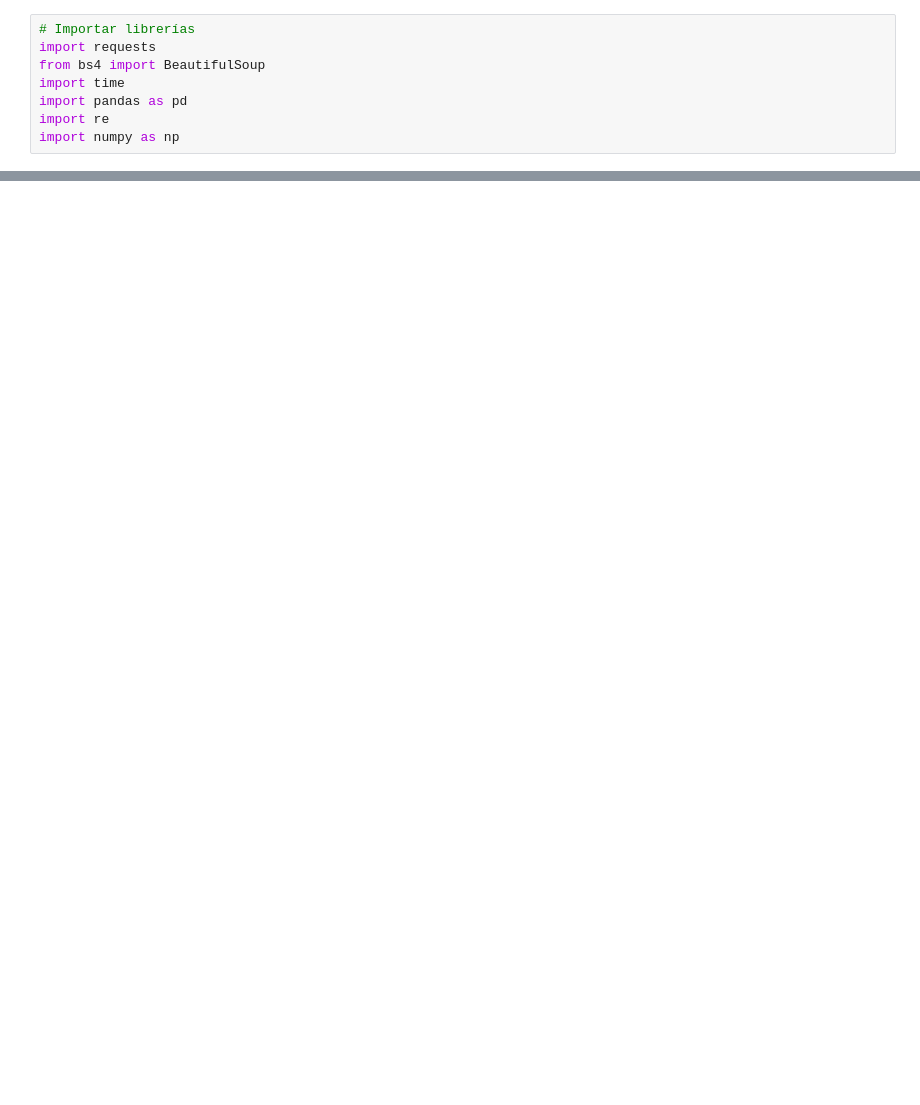
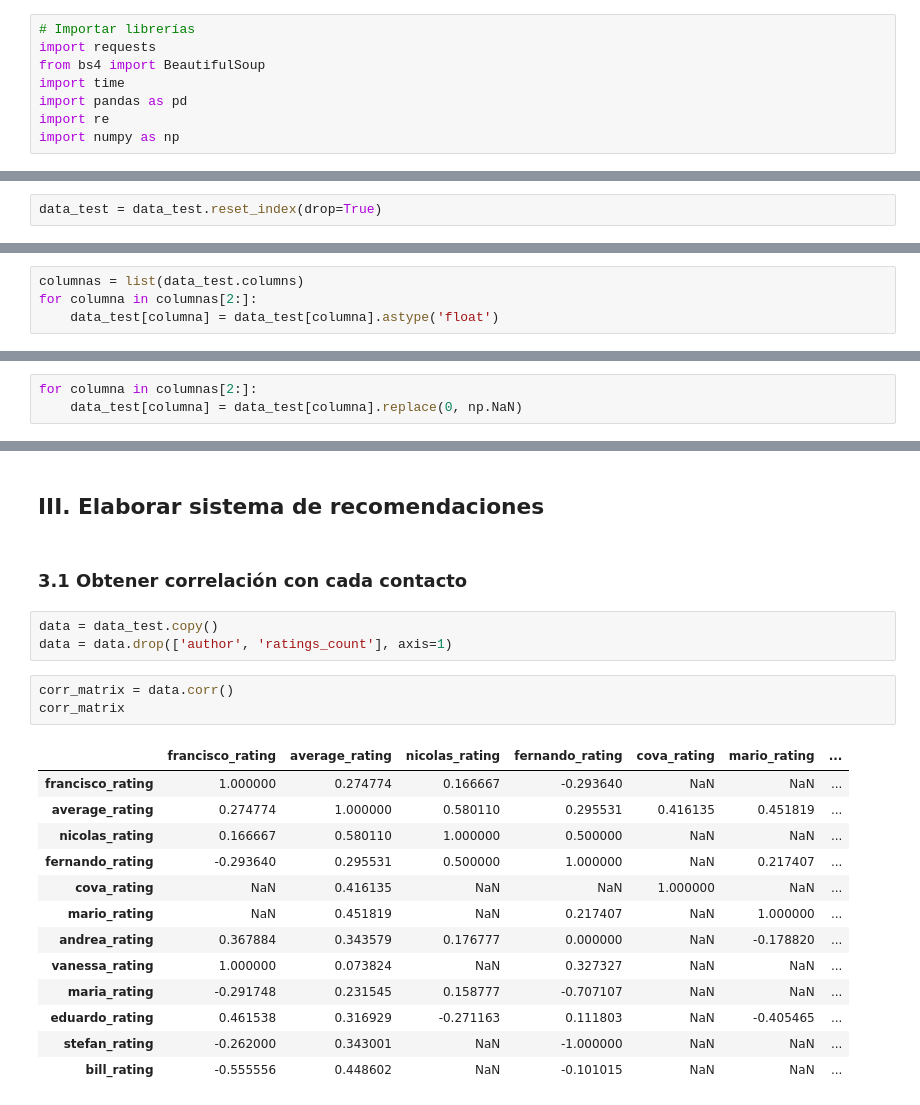
Before and after one commit to ta-data-mexpt/statistical-analysis-project, a Jupyter notebook: main.ipynb, the cells around one changed output, grey strips where cells are left out. Cells and saved outputs as stored; diff of their text form; blank space fills up the shorter version.

```diff
--- a/main.ipynb
+++ b/main.ipynb
@@ -318,0 +363,2 @@ pd_total['my_rating'].mean()
+# %%
+data_test = data_test.reset_index(drop=True)
@@ -318,0 +387,4 @@ pd_total['my_rating'].mean()
+# %%
+columnas = list(data_test.columns)
+for columna in columnas[2:]:
+    data_test[columna] = data_test[columna].astype('float')
@@ -318,0 +427,3 @@ pd_total['my_rating'].mean()
+# %%
+for columna in columnas[2:]:
+    data_test[columna] = data_test[columna].replace(0, np.NaN)
@@ -318,0 +439,24 @@ pd_total['my_rating'].mean()
+# %% [markdown]
+## III. Elaborar sistema de recomendaciones
+# %% [markdown]
+### 3.1 Obtener correlación con cada contacto
+# %%
+data = data_test.copy()
+data = data.drop(['author', 'ratings_count'], axis=1)
+# %%
+corr_matrix = data.corr()
+corr_matrix
+# %% [output]
+|  | francisco_rating | average_rating | nicolas_rating | fernando_rating | cova_rating | mario_rating | ... |
+| francisco_rating | 1.000000 | 0.274774 | 0.166667 | -0.293640 | NaN | NaN | ... |
+| average_rating | 0.274774 | 1.000000 | 0.580110 | 0.295531 | 0.416135 | 0.451819 | ... |
+| nicolas_rating | 0.166667 | 0.580110 | 1.000000 | 0.500000 | NaN | NaN | ... |
+| fernando_rating | -0.293640 | 0.295531 | 0.500000 | 1.000000 | NaN | 0.217407 | ... |
+| cova_rating | NaN | 0.416135 | NaN | NaN | 1.000000 | NaN | ... |
+| mario_rating | NaN | 0.451819 | NaN | 0.217407 | NaN | 1.000000 | ... |
+| andrea_rating | 0.367884 | 0.343579 | 0.176777 | 0.000000 | NaN | -0.178820 | ... |
+| vanessa_rating | 1.000000 | 0.073824 | NaN | 0.327327 | NaN | NaN | ... |
+| maria_rating | -0.291748 | 0.231545 | 0.158777 | -0.707107 | NaN | NaN | ... |
+| eduardo_rating | 0.461538 | 0.316929 | -0.271163 | 0.111803 | NaN | -0.405465 | ... |
+| stefan_rating | -0.262000 | 0.343001 | NaN | -1.000000 | NaN | NaN | ... |
+| bill_rating | -0.555556 | 0.448602 | NaN | -0.101015 | NaN | NaN | ... |
```
Also changed, not shown: parts of 119 cells of this notebook.
